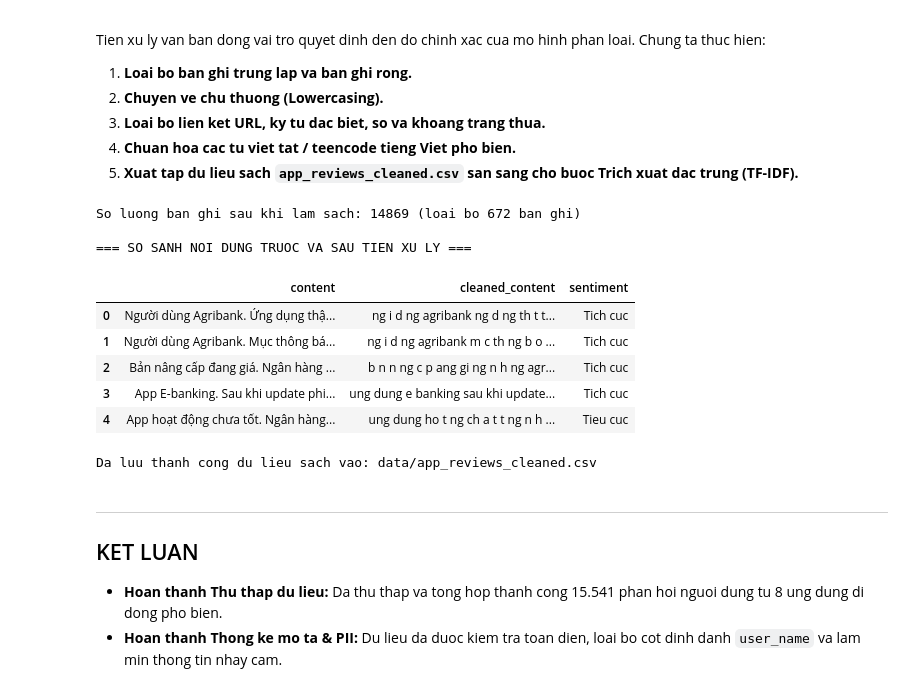
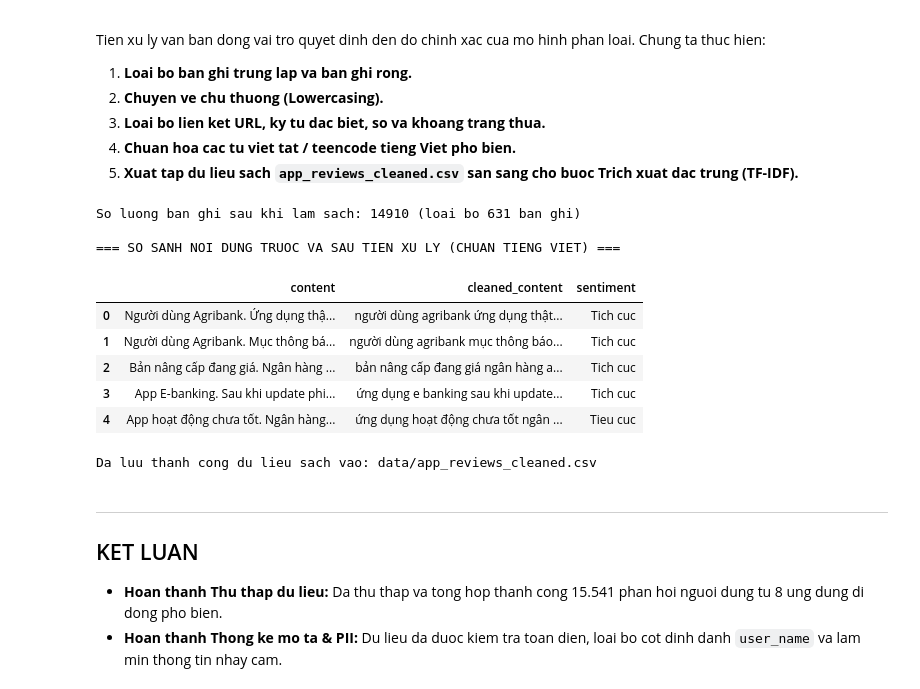
Before and after one commit to sonle-dev/NLP-Mobile-App-Sentiment-Analysis, a Jupyter notebook: du_an_hoc_may_nhom_12.ipynb, the cells around one changed output. Drawn from its saved outputs; the diff is of its cells as text; code cells hidden in the pictures.

```diff
--- a/du_an_hoc_may_nhom_12.ipynb
+++ b/du_an_hoc_may_nhom_12.ipynb
@@ -235,59 +272,58 @@ import re
 df_clean = df.drop_duplicates(subset=['content']).copy()
 df_clean = df_clean.dropna(subset=['content', 'sentiment'])
 
-# 2. Tu dien chuan hoa viet tat tieng Viet co ban (Teencode)
+# 2. Tu dien chuan hoa viet tat tieng Viet (Teencode) sang tieng Viet chuan
 teencode_dict = {
-    'k': 'khong', 'ko': 'khong', 'khong': 'khong', 'hok': 'khong',
-    'dc': 'duoc', 'dc': 'duoc', 'duoc': 'duoc',
-    'app': 'ung dung', 'ad': 'quan tri vien', 'sp': 'san pham',
-    'acc': 'tai khoan', 'fb': 'facebook', 'ib': 'nhan tin',
-    'mik': 'minh', 'mk': 'minh', 'ae': 'anh em', 'mn': 'moi nguoi',
-    'dt': 'dien thoai', 'tot': 'tot', 'ok': 'tot', 'oke': 'tot'
+    'k': 'không', 'ko': 'không', 'khong': 'không', 'hok': 'không',
+    'dc': 'được', 'đc': 'được', 'duoc': 'được',
+    'app': 'ứng dụng', 'ad': 'quản trị viên', 'sp': 'sản phẩm',
+    'acc': 'tài khoản', 'fb': 'facebook', 'ib': 'nhắn tin',
+    'mik': 'mình', 'mk': 'mình', 'ae': 'anh em', 'mn': 'mọi người',
+    'dt': 'điện thoại', 'tot': 'tốt', 'ok': 'tốt', 'oke': 'tốt'
 }
 
-# 3. Ham tien xu ly van ban tieng Viet
+# 3. Ham tien xu ly van ban tieng Viet chuan (giu nguyen dau tieng Viet Unicode)
 def preprocess_vietnamese_text(text: str) -> str:
-    # Chuyen ve chu thuong
     text = str(text).lower()
 
     # Loai bo duong dan URL
     text = re.sub(r'https?://\S+|www\.\S+', ' ', text)
 
-    # Loai bo ky tu dac biet, chi giu lai chu cai tieng Viet va so
-    text = re.sub(r'[^a-zA-Z0-9\s]', ' ', text)
+    # Loai bo dau cau va ky tu dac biet, GIU NGUYEN chu cai tieng Viet Unicode
+    text = re.sub(r'[^\w\s]', ' ', text)
+    text = re.sub(r'[\d_]', ' ', text)
 
     # Chuan hoa tu viet tat theo tu dien teencode
-    tokens = text.split()
-    tokens = [teencode_dict.get(word, word) for word in tokens]
+    tokens = [teencode_dict.get(word, word) for word in text.split()]
 
     # Ghep lai thanh cau va chuan hoa khoang trang thua
     return ' '.join(tokens).strip()
 
 # 4. Ap dung tien xu ly len toan bo cot noi dung phan hoi
 df_clean['cleaned_content'] = df_clean['content'].apply(preprocess_vietnamese_text)
 
 # 5. Loai bo cac phan hoi co do dai qua ngan sau khi lam sach
 df_clean = df_clean[df_clean['cleaned_content'].str.len() > 1].reset_index(drop=True)
 
 # 6. Hien thi so sanh 5 mau phan hoi truoc va sau khi tien xu ly
 print(f"So luong ban ghi sau khi lam sach: {len(df_clean)} (loai bo {len(df) - len(df_clean)} ban ghi)")
-print("\n=== SO SANH NOI DUNG TRUOC VA SAU TIEN XU LY ===")
+print("\n=== SO SANH NOI DUNG TRUOC VA SAU TIEN XU LY (CHUAN TIENG VIET) ===")
 display(df_clean[['content', 'cleaned_content', 'sentiment']].head())
 
 # 7. Luu tap du lieu da tien xu ly
 clean_data_path = 'data/app_reviews_cleaned.csv' if os.path.exists('data') else '../data/app_reviews_cleaned.csv'
 df_clean.to_csv(clean_data_path, index=False, encoding='utf-8-sig')
 print(f"\nDa luu thanh cong du lieu sach vao: {clean_data_path}")
 # %% [output]
-So luong ban ghi sau khi lam sach: 14869 (loai bo 672 ban ghi)
+So luong ban ghi sau khi lam sach: 14910 (loai bo 631 ban ghi)
 
-=== SO SANH NOI DUNG TRUOC VA SAU TIEN XU LY ===
+=== SO SANH NOI DUNG TRUOC VA SAU TIEN XU LY (CHUAN TIENG VIET) ===
 |  | content | cleaned_content | sentiment |
-| 0 | Người dùng Agribank. Ứng dụng thậ... | ng i d ng agribank ng d ng th t t... | Tich cuc |
-| 1 | Người dùng Agribank. Mục thông bá... | ng i d ng agribank m c th ng b o ... | Tich cuc |
-| 2 | Bản nâng cấp đang giá. Ngân hàng ... | b n n ng c p ang gi ng n h ng agr... | Tich cuc |
-| 3 | App E-banking. Sau khi update phi... | ung dung e banking sau khi update... | Tich cuc |
-| 4 | App hoạt động chưa tốt. Ngân hàng... | ung dung ho t ng ch a t t ng n h ... | Tieu cuc |
+| 0 | Người dùng Agribank. Ứng dụng thậ... | người dùng agribank ứng dụng thật... | Tich cuc |
+| 1 | Người dùng Agribank. Mục thông bá... | người dùng agribank mục thông báo... | Tich cuc |
+| 2 | Bản nâng cấp đang giá. Ngân hàng ... | bản nâng cấp đang giá ngân hàng a... | Tich cuc |
+| 3 | App E-banking. Sau khi update phi... | ứng dụng e banking sau khi update... | Tich cuc |
+| 4 | App hoạt động chưa tốt. Ngân hàng... | ứng dụng hoạt động chưa tốt ngân ... | Tieu cuc |
 Da luu thanh cong du lieu sach vao: data/app_reviews_cleaned.csv
 # %% [markdown]
 ---
```
Also changed, not shown: parts of 9 cells of this notebook, 2 other files.
